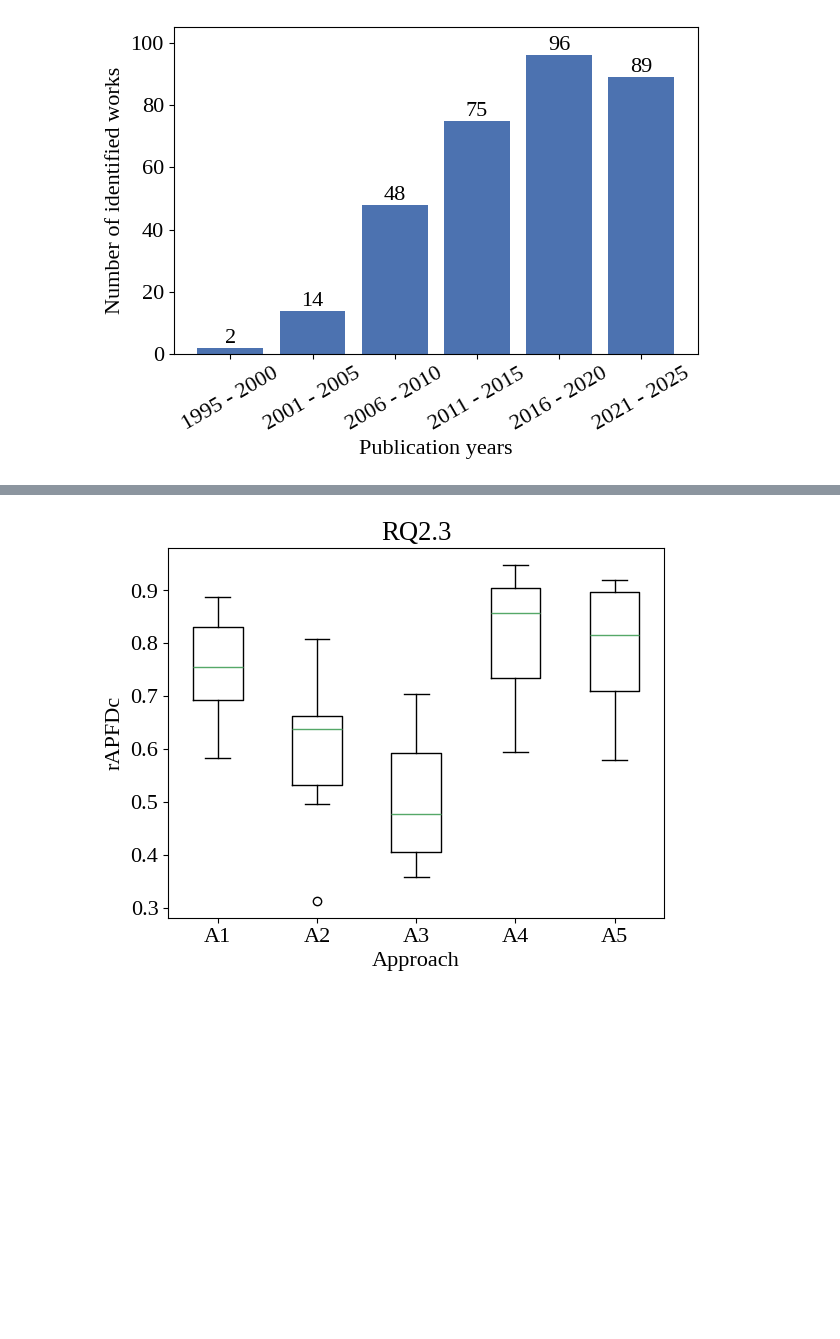
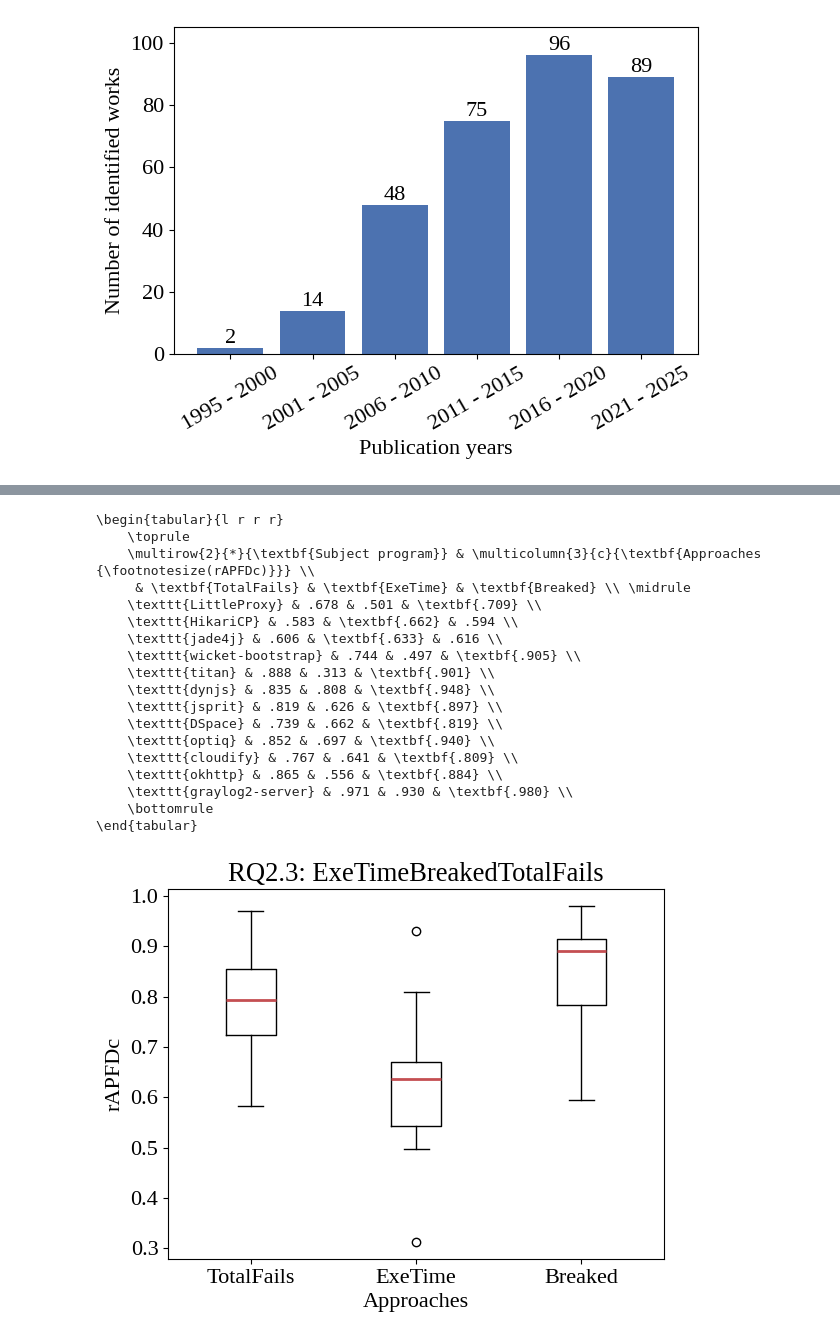
Before and after one commit to LechMadeyski/MSc25TomaszChojnacki, a Jupyter notebook: figures/figures.ipynb, the cells around one changed output, grey strips where cells are left out. Saved outputs shown, nothing was run; the diff lists cells and outputs as text; code cells hidden in the pictures; blank space fills up the shorter version.

```diff
--- a/figures/figures.ipynb
+++ b/figures/figures.ipynb
@@ -65,11 +193,0 @@ plt.savefig("./out/rq13.pdf")
-# %%
-with Path.open("../tcp-framework/out/rq14.json", "r") as f:
-    rq = json.load(f)
-values = [[sum(ds[ai]) / len(ds[ai]) for ds in rq.values()] for ai in range(4)]
-plt.clf()
-plt.title("RQ1.4")
-plt.xlabel("Approach")
-plt.ylabel("rAPFD")
-# plt.ylim(bottom=0.0, top=1.0)
-plt.boxplot(values, tick_labels=["A1", "A2", "A3", "A4"])
-plt.savefig("./out/rq14.pdf")
@@ -78,12 +194,8 @@ plt.savefig("./out/rq14.pdf")
 # %%
-with Path.open("../tcp-framework/out/rq21.json", "r") as f:
-    rq = json.load(f)
-values = [[sum(ds[ai]) / len(ds[ai]) for ds in rq.values()] for ai in range(5)]
-plt.clf()
-plt.title("RQ2.1")
-plt.xlabel("Approach")
-plt.ylabel("rAPFDc")
-# plt.ylim(bottom=0.0, top=1.0)
-plt.boxplot(values, tick_labels=["A1", "A2", "A3", "A4", "A5"])
-plt.savefig("./out/rq21.pdf")
+rq(
+    input="rq21",
+    ais=range(5),
+    ylabel="rAPFDc",
+    tlabel=["A1", "A2", "A3", "A4", "A5"]
+)
 # %% [output]
@@ -91,13 +221,29 @@ plt.savefig("./out/rq21.pdf")
 # %%
-with Path.open("../tcp-framework/out/rq23.json", "r") as f:
-    rq = json.load(f)
-values = [[sum(ds[ai]) / len(ds[ai]) for ds in rq.values()] for ai in range(5)]
-plt.clf()
-plt.title("RQ2.3")
-plt.xlabel("Approach")
-plt.ylabel("rAPFDc")
-# plt.ylim(bottom=0.0, top=1.0)
-plt.boxplot(values, tick_labels=["A1", "A2", "A3", "A4", "A5"])
-plt.savefig("./out/rq23.pdf")
+rq(
+    input="rq23",
+    output="rq23-exe",
+    ais=[0, 1, 3],
+    title="RQ2.3: ExeTimeBreakedTotalFails",
+    ylabel="rAPFDc",
+    tlabel=["TotalFails", "ExeTime", "Breaked"]
+)
 # %% [output]
+\begin{tabular}{l r r r}
+    \toprule
+    \multirow{2}{*}{\textbf{Subject program}} & \multicolumn{3}{c}{\textbf{Approaches {\footnotesize(rAPFDc)}}} \\
+     & \textbf{TotalFails} & \textbf{ExeTime} & \textbf{Breaked} \\ \midrule
+    \texttt{LittleProxy} & .678 & .501 & \textbf{.709} \\
+    \texttt{HikariCP} & .583 & \textbf{.662} & .594 \\
+    \texttt{jade4j} & .606 & \textbf{.633} & .616 \\
+    \texttt{wicket-bootstrap} & .744 & .497 & \textbf{.905} \\
+    \texttt{titan} & .888 & .313 & \textbf{.901} \\
+    \texttt{dynjs} & .835 & .808 & \textbf{.948} \\
+    \texttt{jsprit} & .819 & .626 & \textbf{.897} \\
+    \texttt{DSpace} & .739 & .662 & \textbf{.819} \\
+    \texttt{optiq} & .852 & .697 & \textbf{.940} \\
+    \texttt{cloudify} & .767 & .641 & \textbf{.809} \\
+    \texttt{okhttp} & .865 & .556 & \textbf{.884} \\
+    \texttt{graylog2-server} & .971 & .930 & \textbf{.980} \\
+    \bottomrule
+\end{tabular}
-[figure, old version]
+[figure, new version]
```
Also changed, not shown: parts of 8 cells of this notebook, 13 other files.
